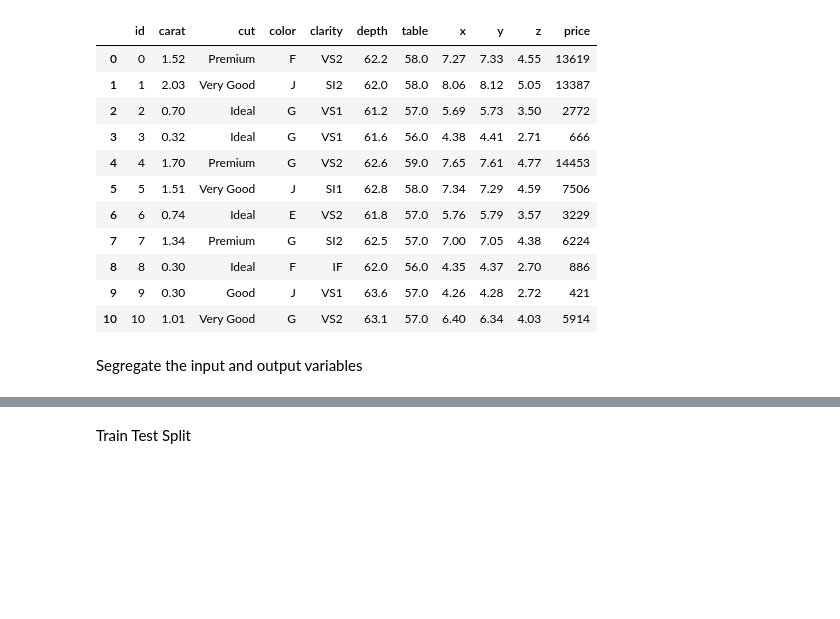
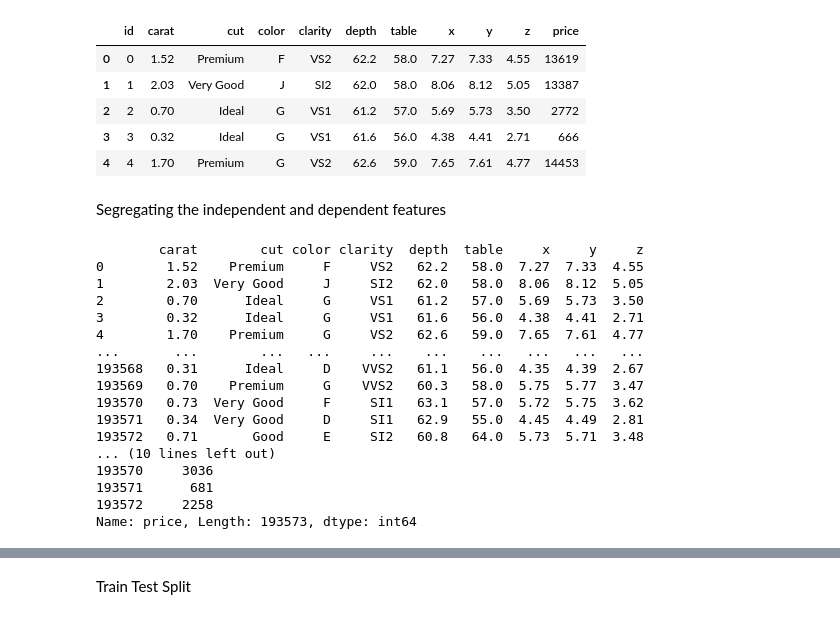
Before and after one commit to sagnik22-24/LiveProjectML, a Jupyter notebook: notebooks/model_training.ipynb, the cells around one changed output, grey strips where cells are left out. Saved outputs shown, nothing was run; the diff lists cells and outputs as text; code cells hidden in the pictures; blank space fills up the shorter version.

```diff
--- a/notebooks/model_training.ipynb
+++ b/notebooks/model_training.ipynb
@@ -1,20 +1,13 @@
 # %%
 import pandas as pd
 # %%
-df1 = pd.DataFrame(pd.read_csv("data/gemstone.csv"))
+df = pd.DataFrame(pd.read_csv("./data/gemstone.csv"))
+df.head()
+# %% [output]
+|  | id | carat | cut | color | clarity | depth | table | x | y | z | price |
+| 0 | 0 | 1.52 | Premium | F | VS2 | 62.2 | 58.0 | 7.27 | 7.33 | 4.55 | 13619 |
+| 1 | 1 | 2.03 | Very Good | J | SI2 | 62.0 | 58.0 | 8.06 | 8.12 | 5.05 | 13387 |
+| 2 | 2 | 0.70 | Ideal | G | VS1 | 61.2 | 57.0 | 5.69 | 5.73 | 3.50 | 2772 |
+| 3 | 3 | 0.32 | Ideal | G | VS1 | 61.6 | 56.0 | 4.38 | 4.41 | 2.71 | 666 |
+| 4 | 4 | 1.70 | Premium | G | VS2 | 62.6 | 59.0 | 7.65 | 7.61 | 4.77 | 14453 |
-# %%
-df1.head(11)
-# %% [output]
-|  | id | carat | cut | color | clarity | depth | table | x | y | z | price |
-| 0 | 0 | 1.52 | Premium | F | VS2 | 62.2 | 58.0 | 7.27 | 7.33 | 4.55 | 13619 |
-| 1 | 1 | 2.03 | Very Good | J | SI2 | 62.0 | 58.0 | 8.06 | 8.12 | 5.05 | 13387 |
-| 2 | 2 | 0.70 | Ideal | G | VS1 | 61.2 | 57.0 | 5.69 | 5.73 | 3.50 | 2772 |
-| 3 | 3 | 0.32 | Ideal | G | VS1 | 61.6 | 56.0 | 4.38 | 4.41 | 2.71 | 666 |
-| 4 | 4 | 1.70 | Premium | G | VS2 | 62.6 | 59.0 | 7.65 | 7.61 | 4.77 | 14453 |
-| 5 | 5 | 1.51 | Very Good | J | SI1 | 62.8 | 58.0 | 7.34 | 7.29 | 4.59 | 7506 |
-| 6 | 6 | 0.74 | Ideal | E | VS2 | 61.8 | 57.0 | 5.76 | 5.79 | 3.57 | 3229 |
-| 7 | 7 | 1.34 | Premium | G | SI2 | 62.5 | 57.0 | 7.00 | 7.05 | 4.38 | 6224 |
-| 8 | 8 | 0.30 | Ideal | F | IF | 62.0 | 56.0 | 4.35 | 4.37 | 2.70 | 886 |
-| 9 | 9 | 0.30 | Good | J | VS1 | 63.6 | 57.0 | 4.26 | 4.28 | 2.72 | 421 |
-| 10 | 10 | 1.01 | Very Good | G | VS2 | 63.1 | 57.0 | 6.40 | 6.34 | 4.03 | 5914 |
 # %%
@@ -22,5 +15,25 @@ df1.drop(columns=['id'], inplace= True)
-# %% [markdown]
-Segregate the input and output variables
+# %% [markdown]
+Segregating the independent and dependent features
 # %%
-X = df1.drop(columns=['price'], axis = 1)
-Y = df1["price"]
+X = df.drop(labels='price', axis = 1)
+Y = df['price']
+print(X)
+print(Y)
+# %% [output]
+        carat        cut color clarity  depth  table     x     y     z
+0        1.52    Premium     F     VS2   62.2   58.0  7.27  7.33  4.55
+1        2.03  Very Good     J     SI2   62.0   58.0  8.06  8.12  5.05
+2        0.70      Ideal     G     VS1   61.2   57.0  5.69  5.73  3.50
+3        0.32      Ideal     G     VS1   61.6   56.0  4.38  4.41  2.71
+4        1.70    Premium     G     VS2   62.6   59.0  7.65  7.61  4.77
+...       ...        ...   ...     ...    ...    ...   ...   ...   ...
+193568   0.31      Ideal     D    VVS2   61.1   56.0  4.35  4.39  2.67
+193569   0.70    Premium     G    VVS2   60.3   58.0  5.75  5.77  3.47
+193570   0.73  Very Good     F     SI1   63.1   57.0  5.72  5.75  3.62
+193571   0.34  Very Good     D     SI1   62.9   55.0  4.45  4.49  2.81
+193572   0.71       Good     E     SI2   60.8   64.0  5.73  5.71  3.48
+... (10 lines left out)
+193570     3036
+193571      681
+193572     2258
+Name: price, Length: 193573, dtype: int64
```
Also changed, not shown: parts of 27 cells of this notebook, 39 other files.
